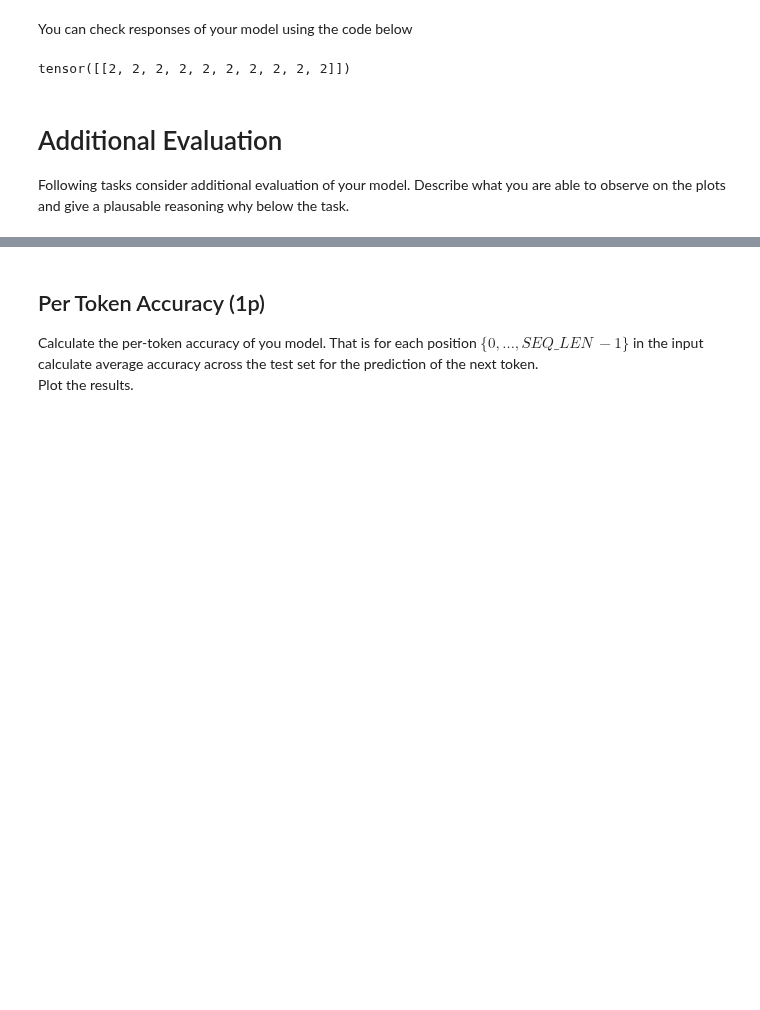
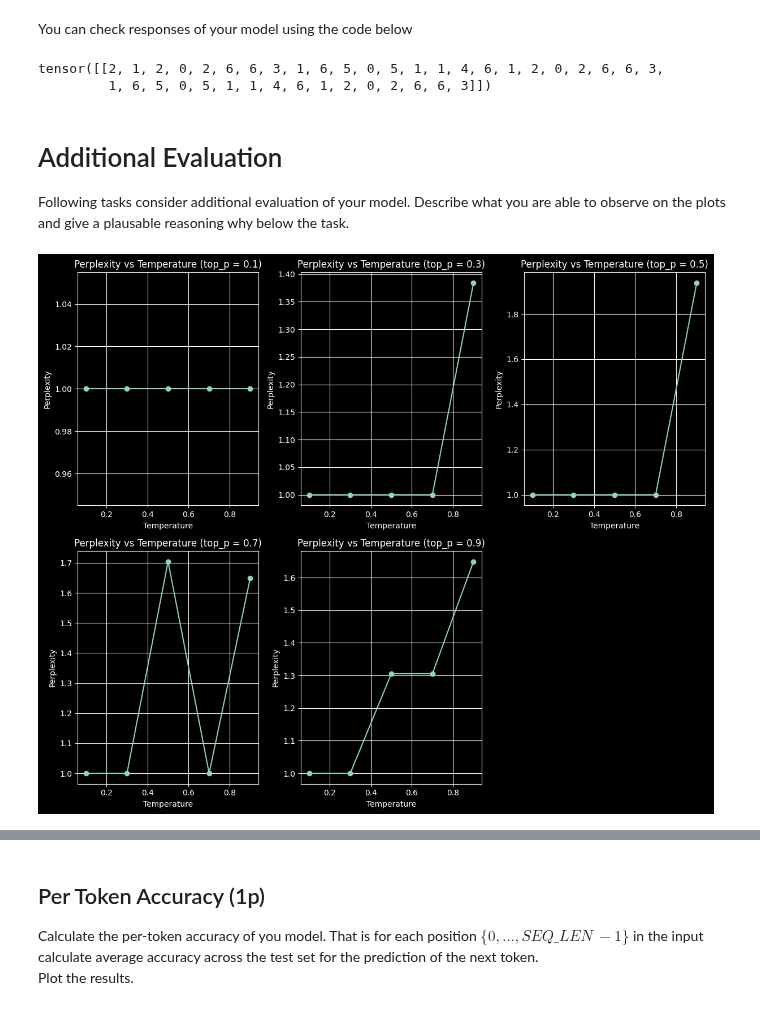
Before and after one commit to aderylo/DNN-23, a Jupyter notebook: notebooks/hw3.ipynb, the cells around one changed output, grey strips where cells are left out. Cells and saved outputs as stored; diff of their text form; code cells hidden in the pictures; blank space fills up the shorter version.

Commit message:
Plot the perplexity

```diff
--- a/notebooks/hw3.ipynb
+++ b/notebooks/hw3.ipynb
@@ -1195,10 +1168,59 @@ test_token_choice_adv(model)
 # %% [markdown]
 You can check responses of your model using the code below
 # %%
-input_data = torch.ones((1, SEQ_LEN-10), dtype=int) * 2
-generate_with_cache(model=model, input=input_data, gen_length=SEQ_LEN - input_data.shape[-1], token_choice=functools.partial(token_choice_adv, top_p=0.5, t=0.1))
+input_data = torch.ones((1, SEQ_LEN-40), dtype=int) * 2
+generate_with_cache(model=model, input=input_data, gen_length=SEQ_LEN - input_data.shape[-1], token_choice=functools.partial(token_choice_adv, top_p=0.8, t=0.9))
 # %% [output]
-tensor([[2, 2, 2, 2, 2, 2, 2, 2, 2, 2]])
+tensor([[2, 1, 2, 0, 2, 6, 6, 3, 1, 6, 5, 0, 5, 1, 1, 4, 6, 1, 2, 0, 2, 6, 6, 3,
+         1, 6, 5, 0, 5, 1, 1, 4, 6, 1, 2, 0, 2, 6, 6, 3]])
 # %% [markdown]
 # Additional Evaluation
 Following tasks consider additional evaluation of your model. Describe what you are able to observe on the plots and give a plausable reasoning why below the task.
+# %%
+def perplexity(grand_truth : torch.tensor, predicted : torch.tensor):
+    assert(grand_truth.shape == predicted.shape)
+    correctness = (grand_truth == predicted).float()
+
+    prob_correct = torch.mean(correctness)
+    prob_incorrect = 1 - prob_correct
+
+    entropy = 0.0
+    if prob_correct > 0:
+        entropy -= prob_correct * torch.log2(prob_correct)
+    if prob_incorrect > 0:
+        entropy -= prob_incorrect * torch.log2(prob_incorrect)
+
+    return 2 ** entropy.item()
+# %%
+input_data = torch.ones((1, SEQ_LEN-40), dtype=int) * 2
+target = torch.ones((1, SEQ_LEN - input_data.shape[-1]), dtype=int) * 2
+
+top_p_values = [round(0.1 * i,1) for i in range(1, 11, 2)]
+temperature_values = [round(0.1 * i,1) for i in range(1, 11, 2)]
+
+perplexity_data = {}
+for tmp in temperature_values:
+    for p in top_p_values:
+        output = generate_with_cache(model, input=input_data,
+                                     gen_length=SEQ_LEN -input_data.shape[-1],
+                                     token_choice=functools.partial(token_choice_adv, top_p=p, t=tmp))
+
+        perplexity_data[tmp, p] = perplexity(target, output)
+
+
+
+plt.figure(figsize=(12, 10))
+
+for i, top_p in enumerate(top_p_values, 1):
+    plt.subplot(2, 3, i)
+    perplexities = [perplexity_data[(top_p, temp)] for temp in temperature_values]
+    plt.plot(temperature_values, perplexities, label=f"top_p = {top_p}", marker='o')
+    plt.title(f"Perplexity vs Temperature (top_p = {top_p})")
+    plt.xlabel("Temperature")
+    plt.ylabel("Perplexity")
+    plt.grid(True)
+
+plt.tight_layout()
+plt.show()
+# %% [output]
+[figure, added]
```
Also changed, not shown: parts of 5 cells of this notebook.
